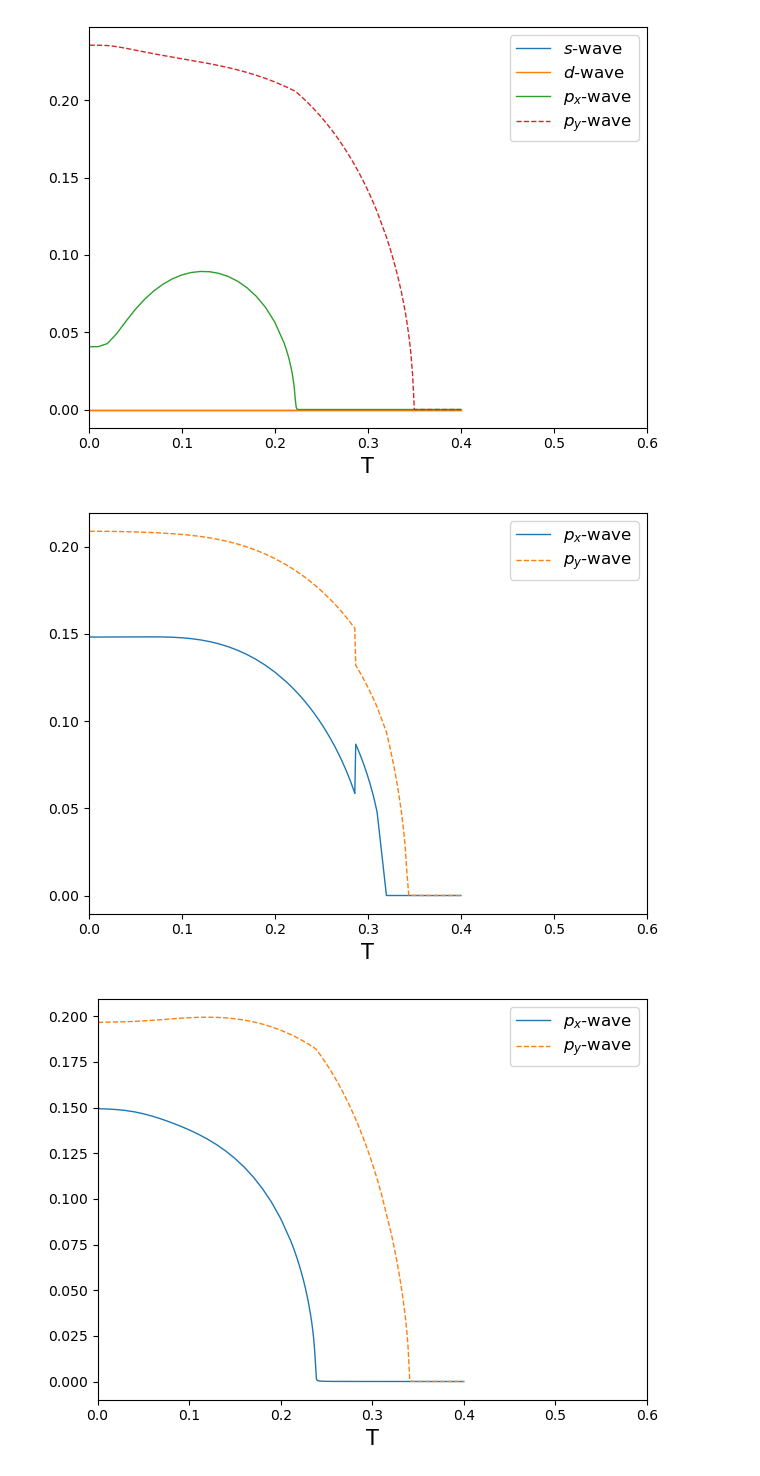
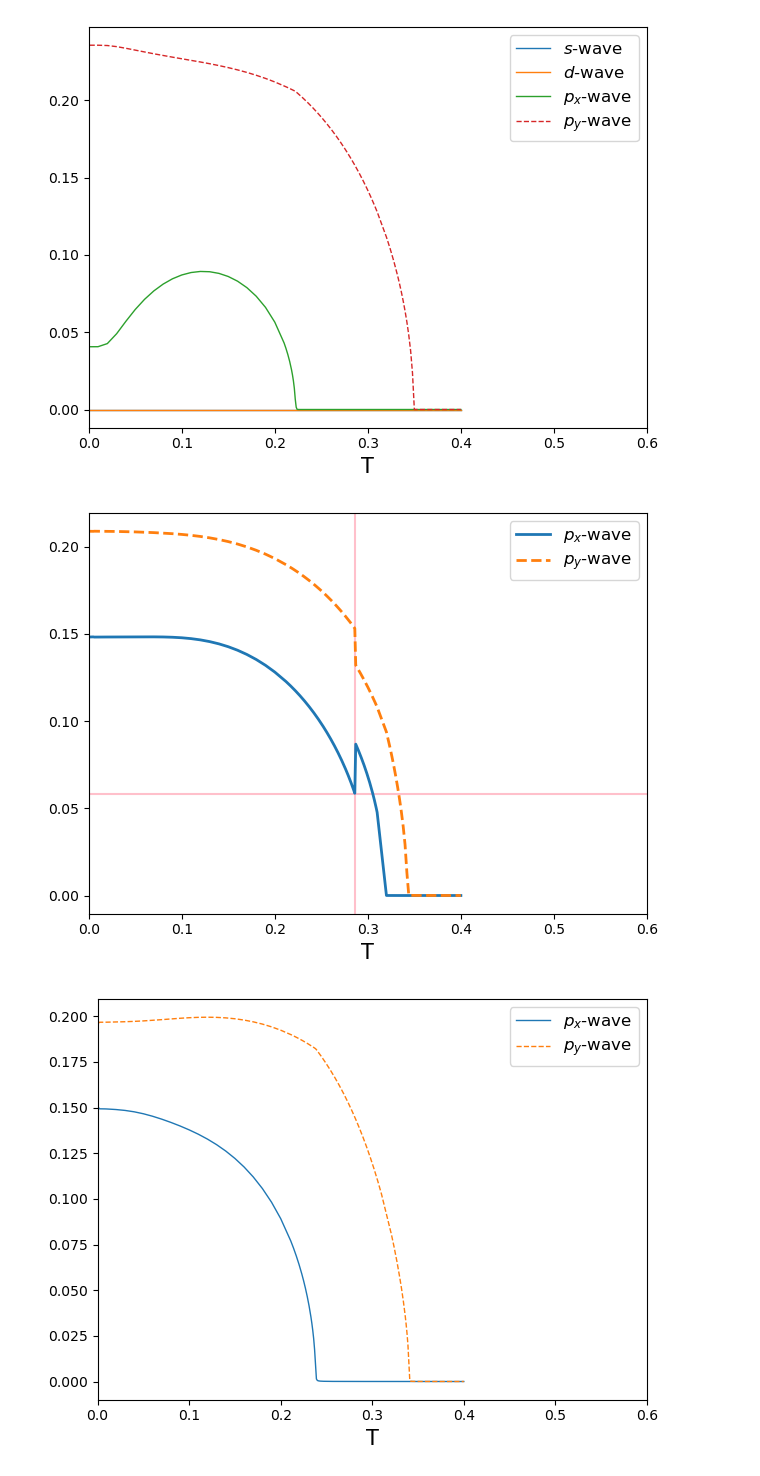
Before and after one commit to emilssp/master-thesis-codebase, a Jupyter notebook: cluster/notebooks/plot.ipynb, the cells around one changed output. Drawn from its saved outputs; the diff is of its cells as text; code cells hidden in the pictures.

```diff
--- a/cluster/notebooks/plot.ipynb
+++ b/cluster/notebooks/plot.ipynb
@@ -29,24 +29,29 @@ plt.show()
 # %%
 df = np.load('../data/NP.npz')
 temps = df["temps"]
 F0 = df["F0"]
 F_swave = df["F_swave"]
 F_dwave = df["F_dwave"]
 F_px = df["F_px"]
 F_py = df["F_py"]
 
 plt.figure(1)
 plt.clf()
-plt.plot(temps, np.real(F_px), linewidth=1, label=r"$p_x$-wave")
-plt.plot(temps, np.imag(F_py), "--", linewidth=1, label=r"$p_y$-wave")
+
+plt.axvline(0.286, color='pink') #  Temperature
+plt.axhline(0.058, color='pink') #  Gap
+
+plt.plot(temps, np.real(F_px), linewidth=2, label=r"$p_x$-wave")
+plt.plot(temps, np.imag(F_py), "--", linewidth=2, label=r"$p_y$-wave")
 # plt.ylim(0,0.2)
+
 plt.xlim(0,0.6)
 plt.xlabel("T", fontsize=15)
 plt.legend(loc="best", fontsize=12)
 plt.tight_layout()
 plt.show()
 # %% [output]
-[figure, old version]
+[figure, new version]
 # %%
 df = np.load('../data/SP.npz')
 temps = df["temps"]
```
Also changed, not shown: parts of 1 cell of this notebook, 7 other files.
